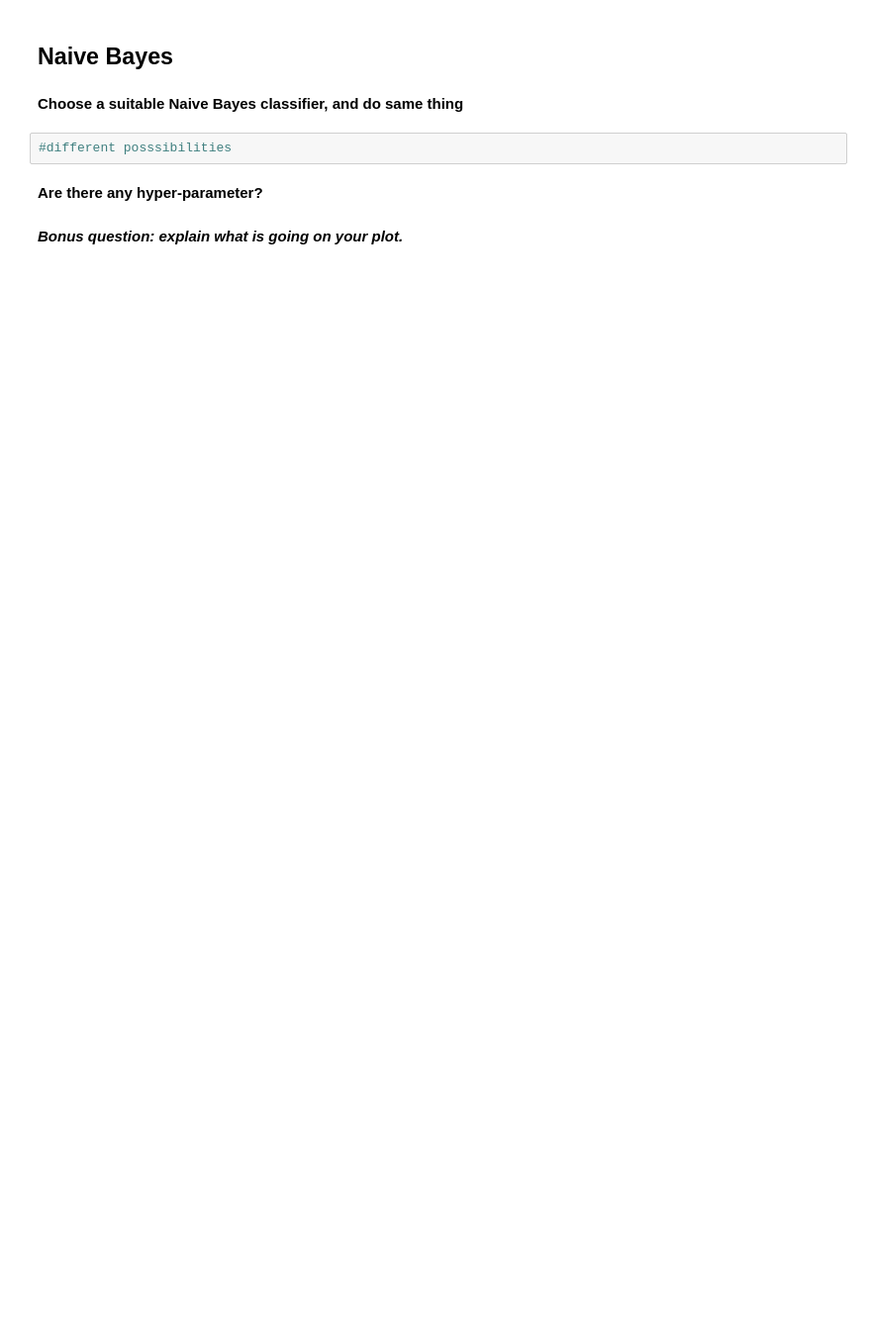
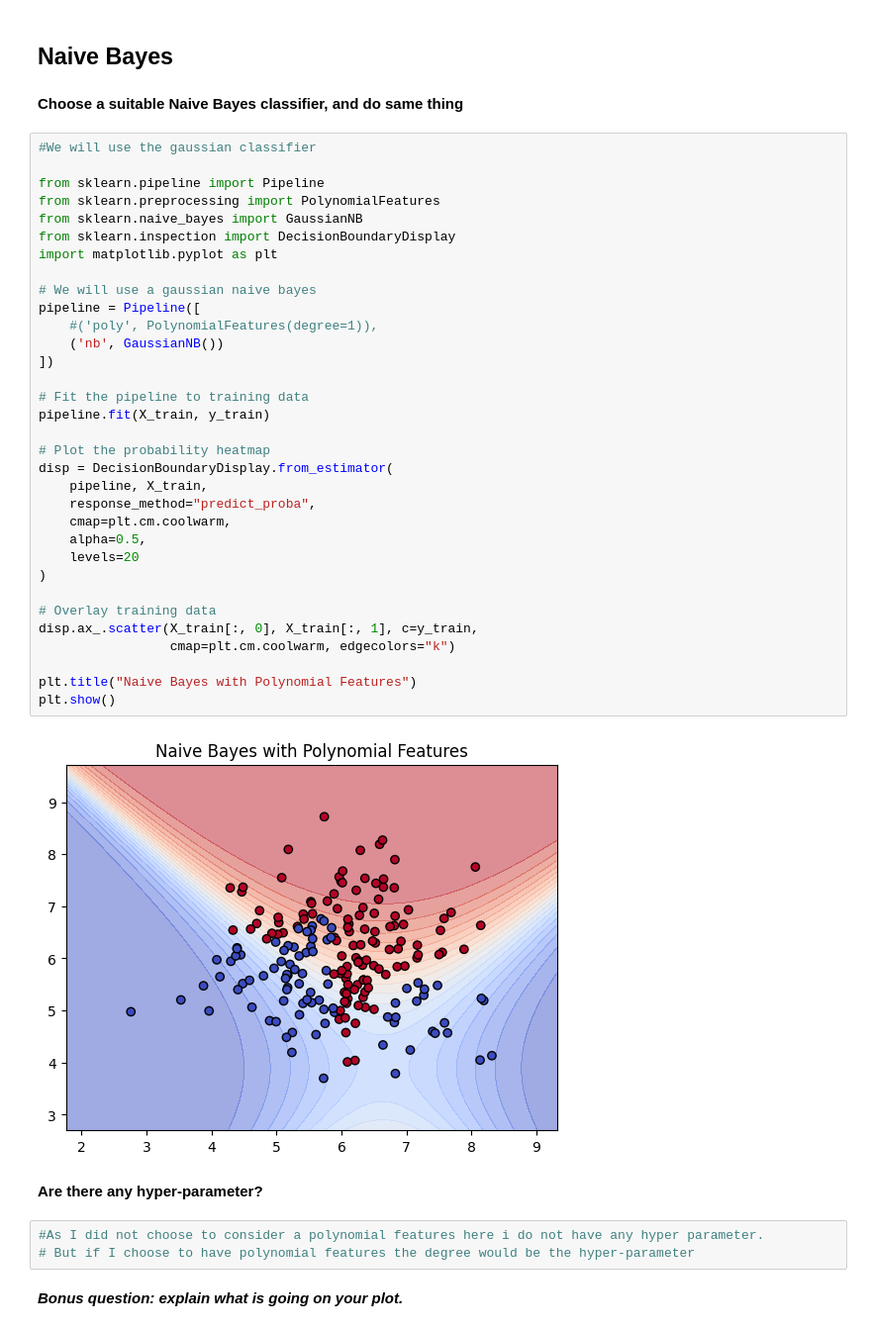
Before and after one commit to audreybvt/ML, a Jupyter notebook: Lab 3 - Classifiers.ipynb, the cells around one changed output. Shown at 99% size. Drawn from its saved outputs; the diff is of its cells as text; blank space fills up the shorter version.

```diff
--- a/Lab 3 - Classifiers.ipynb
+++ b/Lab 3 - Classifiers.ipynb
@@ -412,9 +421,45 @@ for k in range(1, 7):
 ## Naive Bayes
 # %% [markdown]
 **Choose a suitable Naive Bayes classifier, and do same thing**
-# %%
-#different posssibilities
+# %%
+#We will use the gaussian classifier
+
+from sklearn.pipeline import Pipeline
+from sklearn.preprocessing import PolynomialFeatures
+from sklearn.naive_bayes import GaussianNB
+from sklearn.inspection import DecisionBoundaryDisplay
+import matplotlib.pyplot as plt
+
+# We will use a gaussian naive bayes
+pipeline = Pipeline([
+    #('poly', PolynomialFeatures(degree=1)),
+    ('nb', GaussianNB())
+])
+
+# Fit the pipeline to training data
+pipeline.fit(X_train, y_train)
+
+# Plot the probability heatmap
+disp = DecisionBoundaryDisplay.from_estimator(
+    pipeline, X_train,
+    response_method="predict_proba",
+    cmap=plt.cm.coolwarm,
+    alpha=0.5,
+    levels=20
+)
+
+# Overlay training data
+disp.ax_.scatter(X_train[:, 0], X_train[:, 1], c=y_train,
+                 cmap=plt.cm.coolwarm, edgecolors="k")
+
+plt.title("Naive Bayes with Polynomial Features")
+plt.show()
+# %% [output]
+[figure, added]
 # %% [markdown]
 **Are there any hyper-parameter?**
+# %%
+#As I did not choose to consider a polynomial features here i do not have any hyper parameter.
+# But if I choose to have polynomial features the degree would be the hyper-parameter
 # %% [markdown]
 ***Bonus question: explain what is going on your plot.***
```
Also changed, not shown: parts of 1 cell of this notebook.
